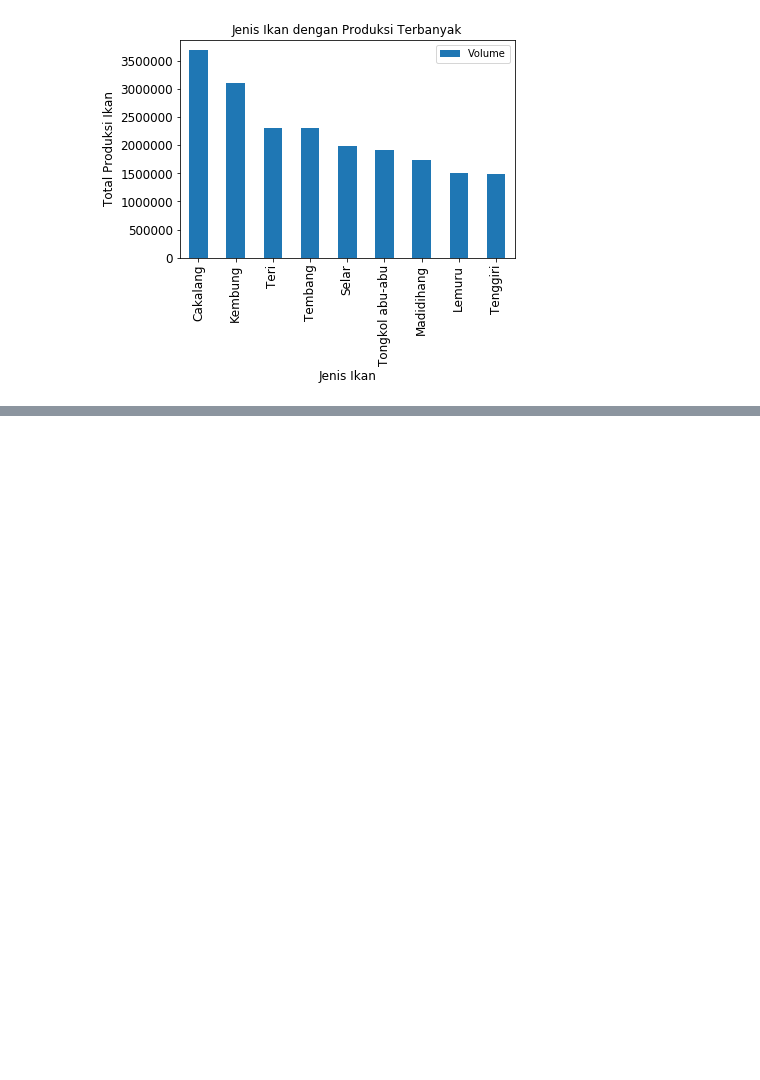
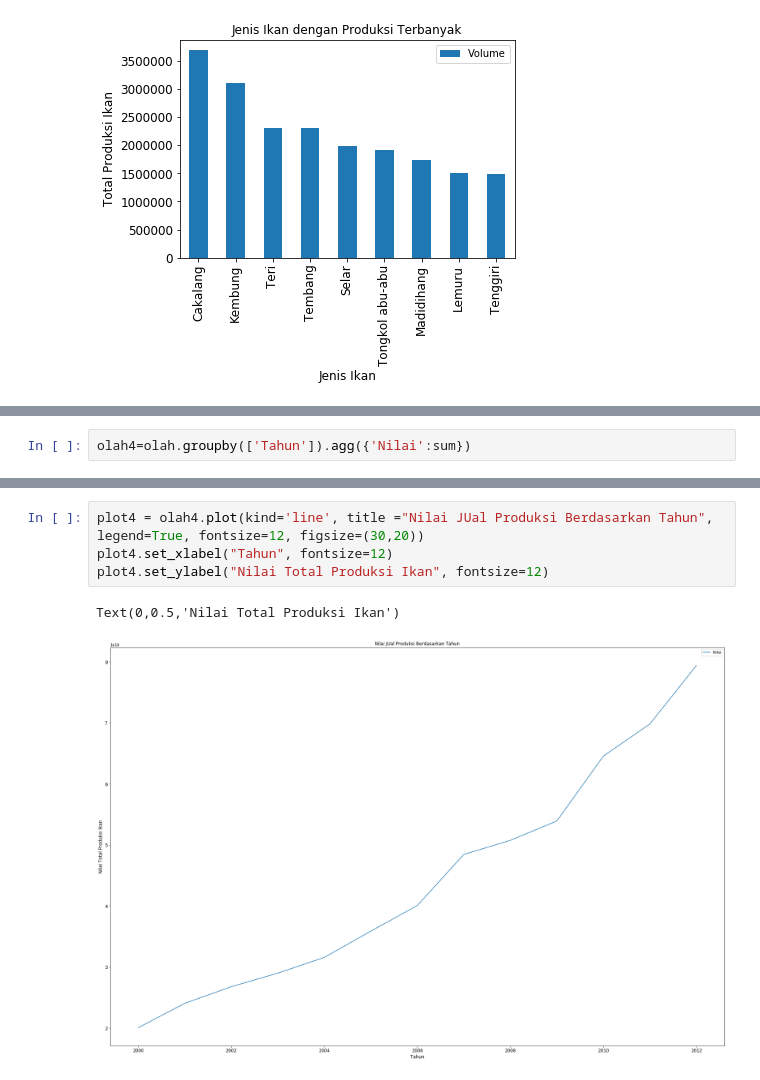
Before and after one commit to Khanifsaleh/Tugas-Digitalent-1, a Jupyter notebook: Tugas 4 Analisa Data X.ipynb, the cells around one changed output, grey strips where cells are left out. Drawn from its saved outputs; the diff is of its cells as text; blank space fills up the shorter version.

```diff
--- a/Tugas 4 Analisa Data X.ipynb
+++ b/Tugas 4 Analisa Data X.ipynb
@@ -156,0 +208,2 @@ olah_urut2
+# %%
+olah4=olah.groupby(['Tahun']).agg({'Nilai':sum})
@@ -156,0 +228,7 @@ olah_urut2
+# %%
+plot4 = olah4.plot(kind='line', title ="Nilai JUal Produksi Berdasarkan Tahun", legend=True, fontsize=12, figsize=(30,20))
+plot4.set_xlabel("Tahun", fontsize=12)
+plot4.set_ylabel("Nilai Total Produksi Ikan", fontsize=12)
+# %% [output]
+Text(0,0.5,'Nilai Total Produksi Ikan')
+[figure, added]
```
Also changed, not shown: parts of 15 cells of this notebook.
